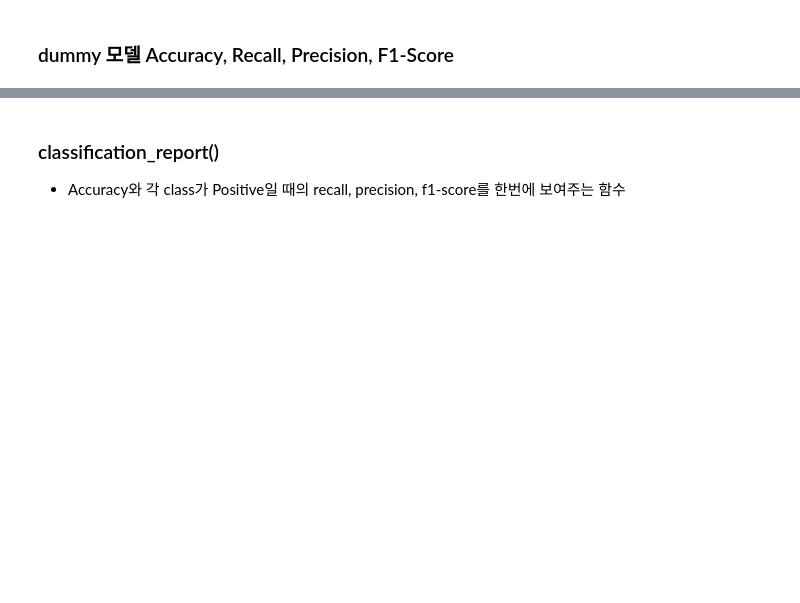
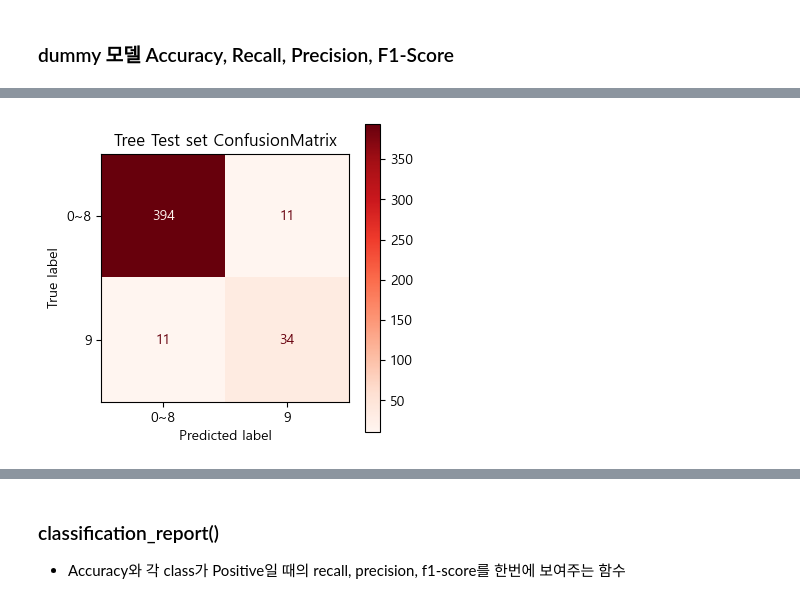
Before and after one commit to aaingyunii/Bootcamp_ML, a Jupyter notebook: 05_평가지표_.ipynb, the cells around one changed output, grey strips where cells are left out. Saved outputs shown, nothing was run; the diff lists cells and outputs as text; code cells hidden in the pictures; blank space fills up the shorter version.

```diff
--- a/05_평가지표_.ipynb
+++ b/05_평가지표_.ipynb
@@ -367,0 +547,13 @@ f1_score(y_train, pred_train), f1_score(y_test, pred_test)
+# %%
+# DT Test set혼동 행렬 시각화
+plt.figure(figsize=(4,4)) # figure 크기 지정
+ax = plt.gca() # 그래프를 그릴 axes(subplot)을 조회
+
+disp = ConfusionMatrixDisplay(result_cm_tree2, # Confusion matrix test set 계산 값
+                              display_labels=["0~8", "9"])
+
+disp.plot(cmap="Reds", ax=ax) # 그래프 그리기
+plt.title("Tree Test set ConfusionMatrix")
+plt.show()
+# %% [output]
+[figure, added]
```
Also changed, not shown: parts of 57 cells of this notebook.
